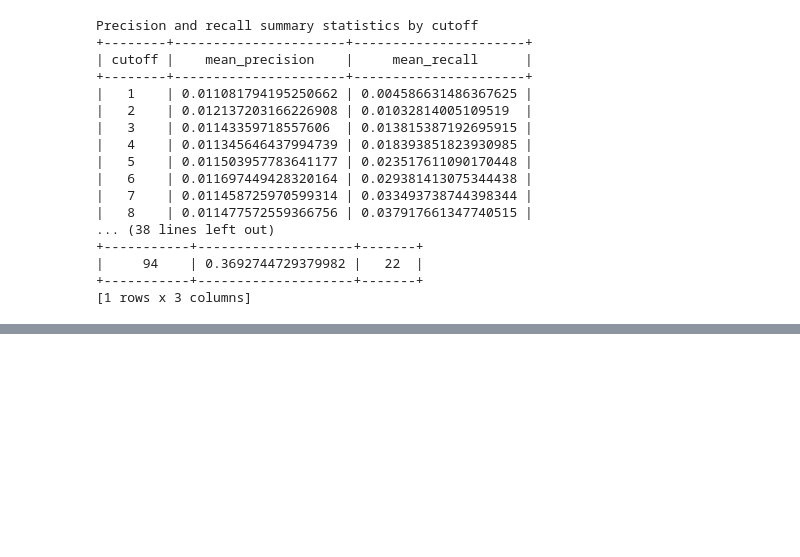
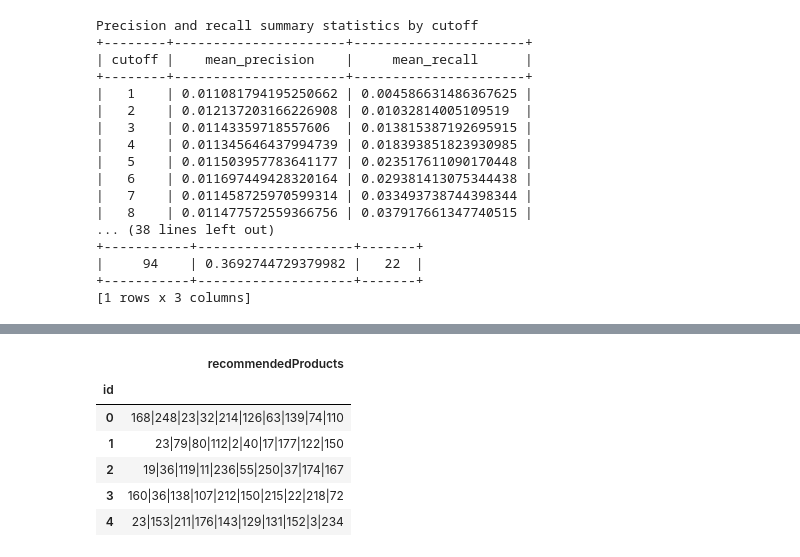
Before and after one commit to HassanSherwani/Predicting-customers-demand_API_Flask, a Jupyter notebook: Product_Freq.ipynb, the cells around one changed output, grey strips where cells are left out. Drawn from its saved outputs; the diff is of its cells as text; code cells hidden in the pictures; blank space fills up the shorter version.

```diff
--- a/Product_Freq.ipynb
+++ b/Product_Freq.ipynb
@@ -513,0 +654,19 @@ Precision and recall summary statistics by cutoff
+# %%
+df_rec = recomendation.to_dataframe()
+# %%
+df_rec['recommendedProducts'] = df_rec.groupby([user_id])[item_id] \
+        .transform(lambda x: '|'.join(x.astype(str)))
+# %%
+
+df_output = df_rec[['id', 'recommendedProducts']].drop_duplicates() \
+        .sort_values('id').set_index('id')
+# %%
+df_output.head()
+# %% [output]
+|  | recommendedProducts |
+| id |  |
+| 0 | 168|248|23|32|214|126|63|139|74|110 |
+| 1 | 23|79|80|112|2|40|17|177|122|150 |
+| 2 | 19|36|119|11|236|55|250|37|174|167 |
+| 3 | 160|36|138|107|212|150|215|22|218|72 |
+| 4 | 23|153|211|176|143|129|131|152|3|234 |
```
Also changed, not shown: parts of 16 cells of this notebook.
